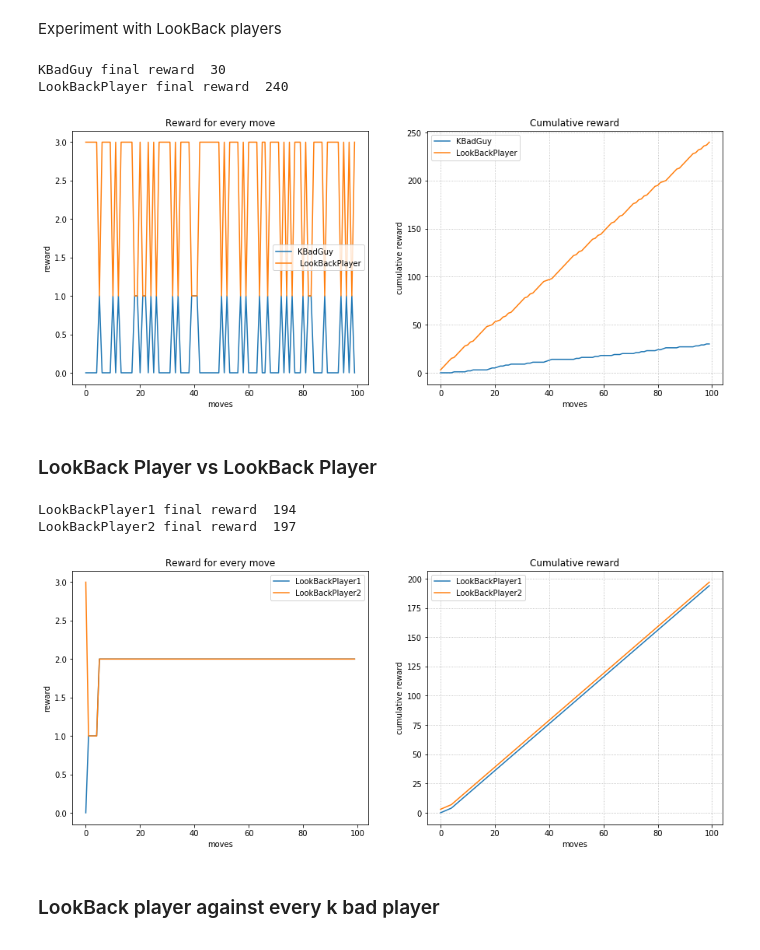
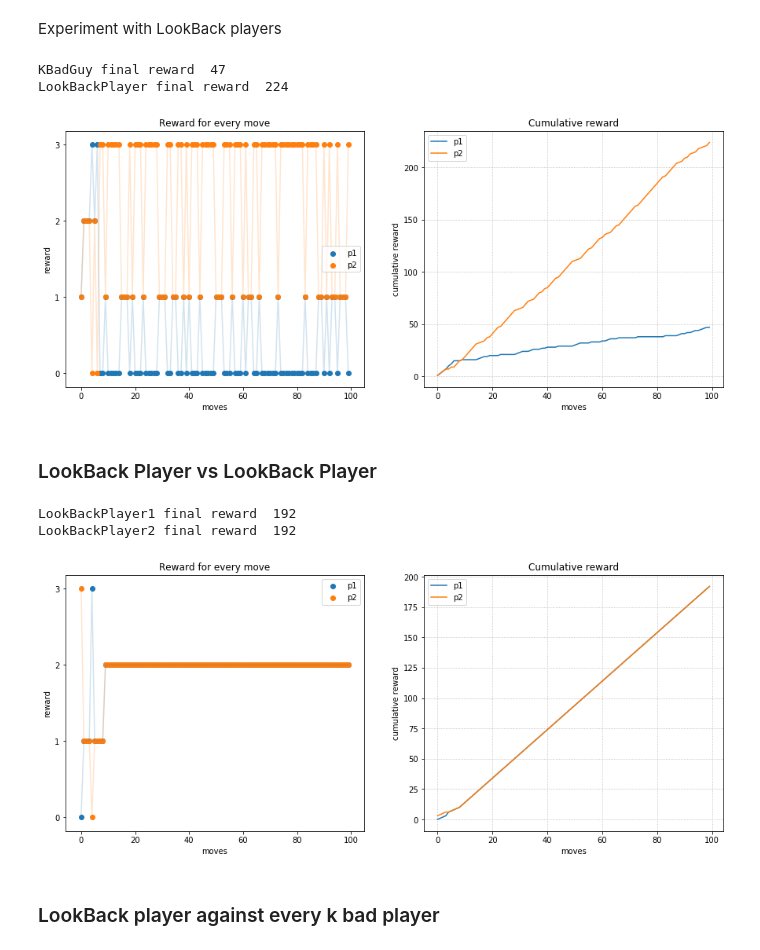
Before and after one commit to donaldssh/Iterative-Prisoners-Dilemma, a Jupyter notebook: Project.ipynb, the cells around one changed output. Saved outputs shown, nothing was run; the diff lists cells and outputs as text; code cells hidden in the pictures.

```diff
--- a/Project.ipynb
+++ b/Project.ipynb
@@ -386,7 +411,7 @@ p1 = Tit4Tat([],[],[])
 p2 = KBadGuy(40,[],[])
 
 # game loop
-for i in range(100):
+for i in range(50):
     u1 = p1.move()
     u2 = p2.move()
     #append p2 move, necessary for the tit4tat
@@ -397,9 +422,12 @@ for i in range(100):
 
 # visualization
 fig, ax = plt.subplots(1,2, figsize = (15,6))
-ax[0].plot(p1.r_history, label=("p1"))
-ax[0].plot(p2.r_history, label=("p2"))
+ax[0].plot(p1.r_history, alpha=0.2)
+ax[0].scatter(range(len(p1.r_history)), p1.r_history, label=("p1"),)
+ax[0].plot(p2.r_history, alpha=0.2)
+ax[0].scatter(range(len(p2.r_history)), p2.r_history,  label=("p2"),)
 ax[0].legend()
+ax[0].set_yticks(range(0,4))
 ax[0].set_xlabel("moves")
 ax[0].set_ylabel("reward")
 ax[0].set_title("Reward for every move")
@@ -473,7 +510,7 @@ p1 = KBadGuy(10,[],[])
 p2 = KBadGuy(30,[],[])
 
 # game loop
-for i in range(100):
+for i in range(50):
     u1 = p1.move()
 #     p2.append_input(u1)
 
@@ -485,9 +522,12 @@ for i in range(100):
 
 # visualization
 fig, ax = plt.subplots(1,2, figsize = (15,6))
-ax[0].plot(p1.r_history, label=("p1"))
-ax[0].plot(p2.r_history, label=("p2"))
+ax[0].plot(p1.r_history, alpha=0.2)
+ax[0].scatter(range(len(p1.r_history)), p1.r_history, label=("p1"),)
+ax[0].plot(p2.r_history, alpha=0.2)
+ax[0].scatter(range(len(p2.r_history)), p2.r_history,  label=("p2"),)
 ax[0].legend()
+ax[0].set_yticks(range(0,4))
 ax[0].set_xlabel("moves")
 ax[0].set_ylabel("reward")
 ax[0].set_title("Reward for every move")
@@ -603,39 +643,42 @@ Experiment with LookBack players
 # %%
 # Payoff matrix
 M = np.array([[2,0],[3,1]])
 
 p1 = KBadGuy(30,[],[])
 p2 = LookBackPlayer(-1.5,[],[])
 
 for i in range(100):
     u1 = p1.move()
     u2 = p2.move()
 
     p1.append_reward(np.array(u1) @ M @ np.array(u2).T)
     p2.append_reward(np.array(u2) @ M @ np.array(u1).T)
 
 fig, ax = plt.subplots(1,2, figsize = (15,6))
-ax[0].plot(p1.r_history, label='KBadGuy')
-ax[0].plot(p2.r_history, label=' LookBackPlayer')
+ax[0].plot(p1.r_history, alpha=0.2)
+ax[0].scatter(range(len(p1.r_history)), p1.r_history, label=("p1"),)
+ax[0].plot(p2.r_history, alpha=0.2)
+ax[0].scatter(range(len(p2.r_history)), p2.r_history,  label=("p2"),)
+ax[0].legend()
+ax[0].set_yticks(range(0,4))
 ax[0].set_xlabel("moves")
 ax[0].set_ylabel("reward")
 ax[0].set_title("Reward for every move")
-ax[0].legend()
-ax[1].plot(np.cumsum(p1.r_history), label='KBadGuy')
-ax[1].plot(np.cumsum(p2.r_history), label='LookBackPlayer')
-ax[1].grid(linestyle=":")
+
+ax[1].plot(np.cumsum(p1.r_history), label=("p1"))
+ax[1].plot(np.cumsum(p2.r_history), label=("p2"))
+ax[1].legend()
 ax[1].set_xlabel("moves")
 ax[1].set_ylabel("cumulative reward")
 ax[1].set_title("Cumulative reward")
-ax[1].legend()
-
+ax[1].grid(linestyle=":")
 
 print("KBadGuy final reward ", sum(p1.r_history))
 print("LookBackPlayer final reward ", sum(p2.r_history))
 # %% [output]
-KBadGuy final reward  30
-LookBackPlayer final reward  240
+KBadGuy final reward  47
+LookBackPlayer final reward  224
-[figure, old version]
+[figure, new version]
 # %% [markdown]
 ### LookBack Player vs LookBack Player
 # %%
@@ -654,27 +697,30 @@ for i in range(100):
 
 
 fig, ax = plt.subplots(1,2, figsize = (15,6))
-ax[0].plot(p1.r_history, label='LookBackPlayer1')
-ax[0].plot(p2.r_history, label='LookBackPlayer2')
+ax[0].plot(p1.r_history, alpha=0.2)
+ax[0].scatter(range(len(p1.r_history)), p1.r_history, label=("p1"),)
+ax[0].plot(p2.r_history, alpha=0.2)
+ax[0].scatter(range(len(p2.r_history)), p2.r_history,  label=("p2"),)
+ax[0].legend()
+ax[0].set_yticks(range(0,4))
 ax[0].set_xlabel("moves")
 ax[0].set_ylabel("reward")
 ax[0].set_title("Reward for every move")
-ax[0].legend()
-ax[1].plot(np.cumsum(p1.r_history), label='LookBackPlayer1')
-ax[1].plot(np.cumsum(p2.r_history), label='LookBackPlayer2')
-ax[1].grid(linestyle=":")
+
+ax[1].plot(np.cumsum(p1.r_history), label=("p1"))
+ax[1].plot(np.cumsum(p2.r_history), label=("p2"))
+ax[1].legend()
 ax[1].set_xlabel("moves")
 ax[1].set_ylabel("cumulative reward")
 ax[1].set_title("Cumulative reward")
-ax[1].legend()
-
+ax[1].grid(linestyle=":")
 
 print("LookBackPlayer1 final reward ", sum(p1.r_history))
 print("LookBackPlayer2 final reward ", sum(p2.r_history))
 # %% [output]
-LookBackPlayer1 final reward  194
-LookBackPlayer2 final reward  197
+LookBackPlayer1 final reward  192
+LookBackPlayer2 final reward  192
-[figure, old version]
+[figure, new version]
 # %% [markdown]
 ### LookBack player against every k bad player
 # %%
```
Also changed, not shown: parts of 9 cells of this notebook.
